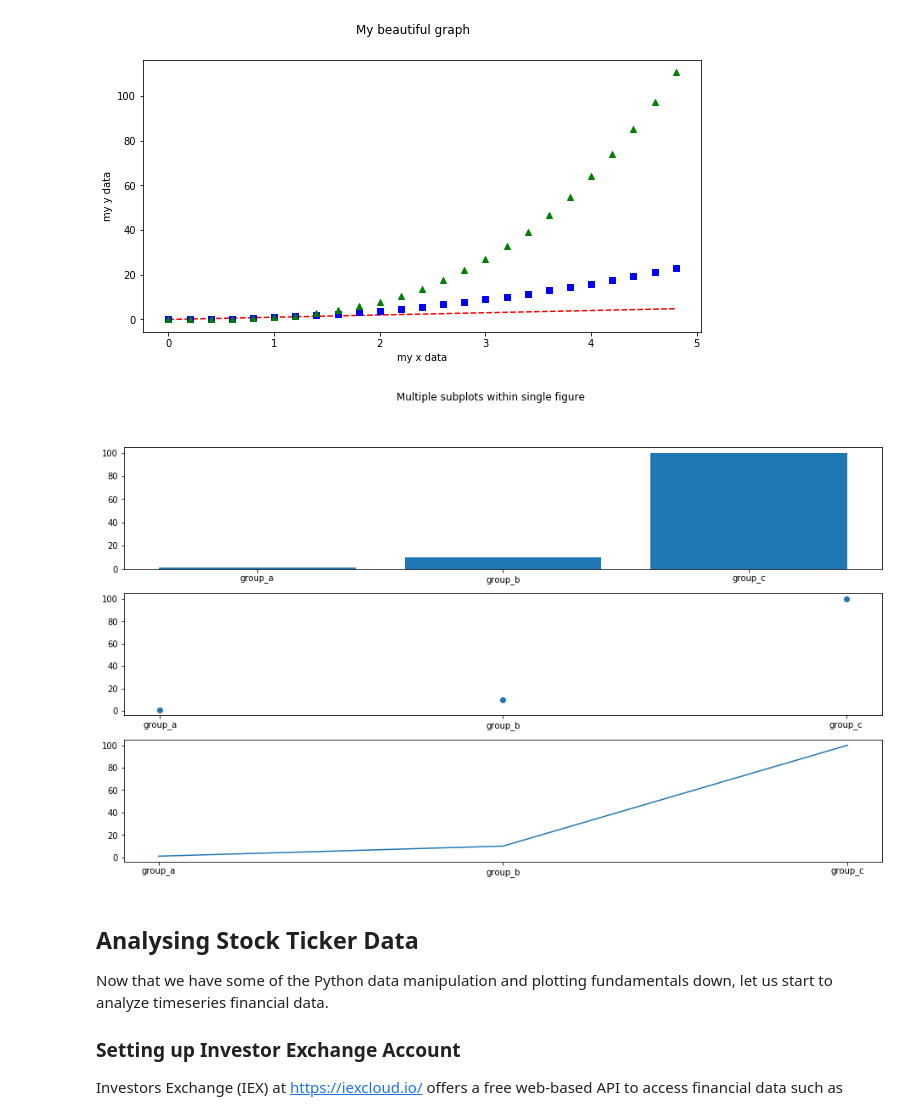
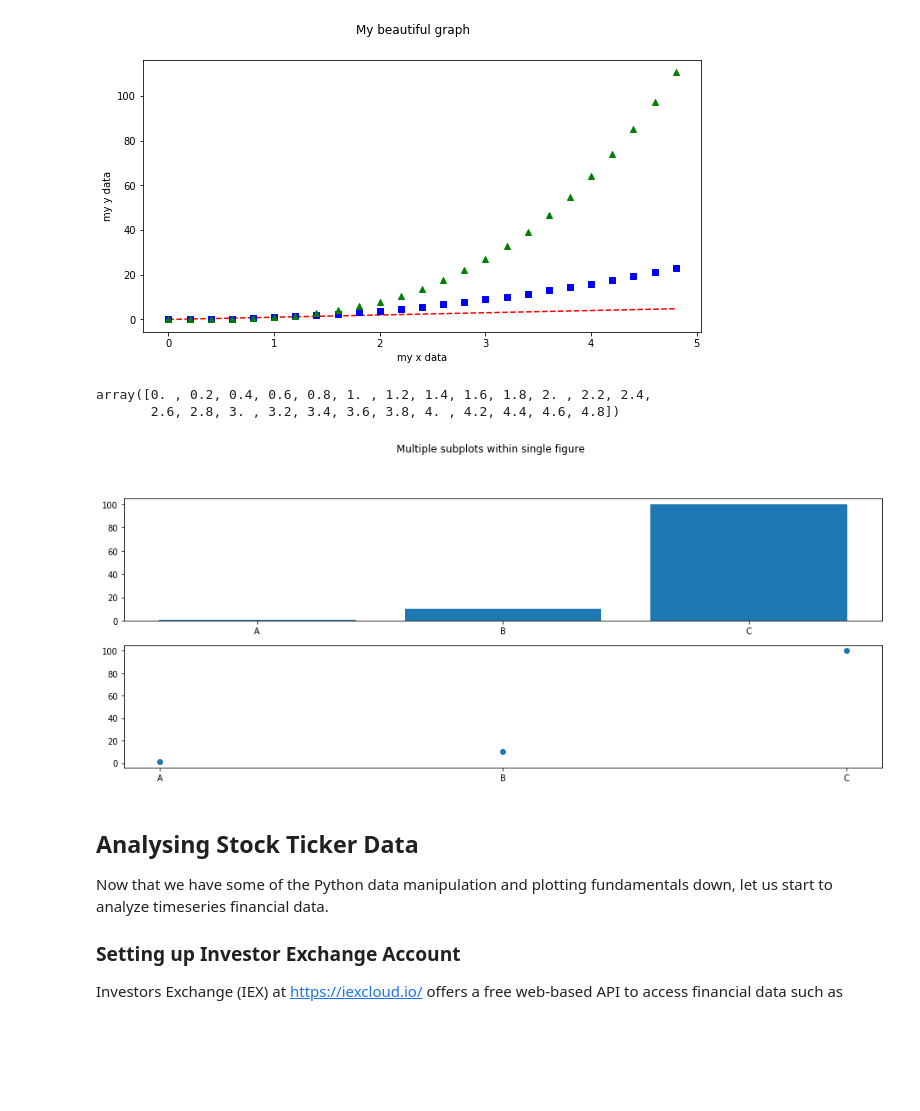
Before and after one commit to harishraisinghani/learn-talk-tech-surrey, a Jupyter notebook: Intro-to-Datascience/Python_for_Finance-Learn_Talk_Tech_Surrey.ipynb, the cells around one changed output. Drawn from its saved outputs; the diff is of its cells as text; code cells hidden in the pictures; blank space fills up the shorter version.

```diff
--- a/Intro-to-Datascience/Python for Finance - Learn & Talk Tech Surrey.ipynb
+++ b/Intro-to-Datascience/Python_for_Finance-Learn_Talk_Tech_Surrey.ipynb
@@ -340,22 +328,29 @@ plt.suptitle('My beautiful graph')
 # %% [output]
 Text(0.5, 0.98, 'My beautiful graph')
 [figure]
+# %%
+t
+# %% [output]
+array([0. , 0.2, 0.4, 0.6, 0.8, 1. , 1.2, 1.4, 1.6, 1.8, 2. , 2.2, 2.4,
+       2.6, 2.8, 3. , 3.2, 3.4, 3.6, 3.8, 4. , 4.2, 4.4, 4.6, 4.8])
 # %%
-names = ['group_a', 'group_b', 'group_c']
+names = ['A', 'B', 'C']
 values = [1, 10, 100]
 
 plt.figure(figsize=(16, 9))
 
 plt.subplot(311)
 plt.bar(names, values)
+
 plt.subplot(312)
 plt.scatter(names, values)
-plt.subplot(313)
-plt.plot(names, values)
+
+# Plot the 3rd graph as a regular '.plot'
+
 plt.suptitle('Multiple subplots within single figure')
 plt.show()
 # %% [output]
-[figure, old version]
+[figure, new version]
 # %% [markdown]
 ## Analysing Stock Ticker Data
 
```
Also changed, not shown: parts of 26 cells of this notebook, 1 other file.
